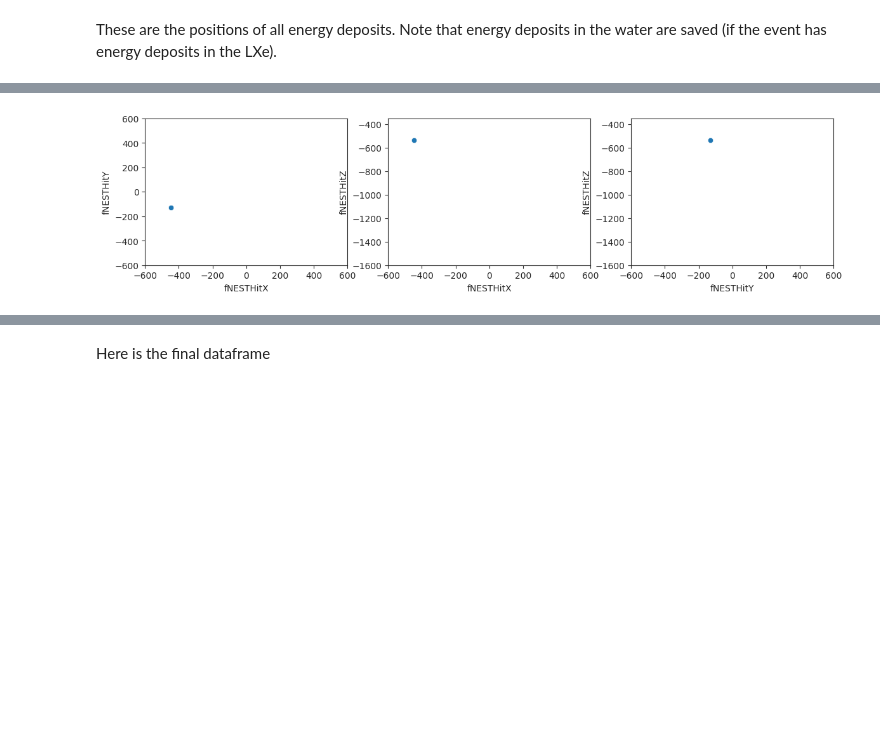
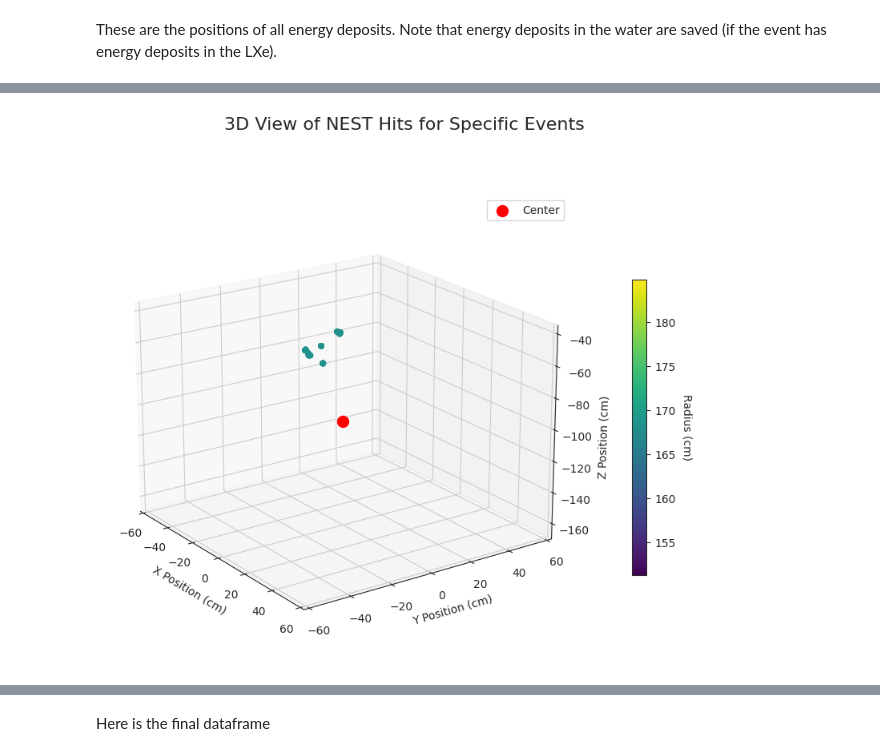
Before and after one commit to antoine-amy/Nickel_Cryostat_design, a Jupyter notebook: Background_IV_U238.ipynb, the cells around one changed output, grey strips where cells are left out. Drawn from its saved outputs; the diff is of its cells as text; code cells hidden in the pictures; blank space fills up the shorter version.

```diff
--- a/Background_IV_U238.ipynb
+++ b/Background_IV_U238.ipynb
@@ -162,4 +167,16 @@ events.head()
 # %%
+# Calculate the radial distance for each event, considering the center at (0, 0, -1022.6 mm)
+events["Radius"] = np.sqrt(
+    events["fGenX"] ** 2 + events["fGenY"] ** 2 + (events["fGenZ"] + 1022.6) ** 2
+)
+
+events["Radius_NESTHitR"] = np.sqrt(
+    events["fNESTHitX"] ** 2
+    + events["fNESTHitY"] ** 2
+    + (events["fNESTHitZ"] + 1022.6) ** 2
+)
+
+
 events["fRpos"] = np.sqrt(
     events["fXpos"] * events["fXpos"] + events["fYpos"] * events["fYpos"]
 )
@@ -167,3 +184,5 @@ events["fNESTHitR"] = np.sqrt(
     events["fNESTHitX"] * events["fNESTHitX"]
     + events["fNESTHitY"] * events["fNESTHitY"]
 )
+
+# SHOULD THIS TAKE THE CENTER OF THE CRYOSTAT INTO ACCOUNT, AND THE Z POSITION?
@@ -233,13 +260,49 @@ Quick and dirty visualization of the position of all NEST hits
 # %%
-n = 0
-fig, axs = plt.subplots(1, 3, figsize=(14, 3))
-sns.scatterplot(data=events.loc[n], x="fNESTHitX", y="fNESTHitY", ax=axs[0])
-axs[0].set(xlim=(-600, 600), ylim=(-600, 600))
-sns.scatterplot(data=events.loc[n], x="fNESTHitX", y="fNESTHitZ", ax=axs[1])
-axs[1].set(xlim=(-600, 600), ylim=(-1600, -350))
-sns.scatterplot(data=events.loc[n], x="fNESTHitY", y="fNESTHitZ", ax=axs[2])
-axs[2].set(xlim=(-600, 600), ylim=(-1600, -350))
-plt.show()
+# Energy Deposits of a specific NEST hit
+event_number = 2
+
+# Check if the event 'event_number' exists in the dataset
+if event_number not in events.index:
+    print(f"Event {event_number} does not exist.")
+else:
+    # Create a figure for the 3D plot with adjusted layout
+    fig = plt.figure(figsize=(10, 8))
+    plt.suptitle("3D View of NEST Hits for Specific Events", fontsize=16)
+
+    # Extracting the specific event's data
+    event_data = events.loc[event_number]
+
+    # Adding a 3D scatter plot for the specific event
+    event_ax = fig.add_subplot(111, projection="3d")
+    scatter_plot = event_ax.scatter(
+        event_data["fNESTHitX"] / 10,
+        event_data["fNESTHitY"] / 10,
+        (event_data["fNESTHitZ"]) / 10,  # NO ADJUSTMENT FOR Z POSITION???
+        c=event_data["Radius"] / 10,
+        cmap="viridis",
+    )
+
+    # Marking the center of the TPC with a red dot
+    event_ax.scatter(0, 0, -102.26, c="red", marker="o", s=100, label="Center")
+
+    # Setting axis labels
+    event_ax.set_xlabel("X Position (cm)")
+    event_ax.set_ylabel("Y Position (cm)")
+    event_ax.set_zlabel("Z Position (cm)")
+
+    # Adjusting the view angle
+    event_ax.view_init(elev=20, azim=-35)  # elev is the elevation angle in degrees
+
+    # Adding a color bar to indicate the radius, with some adjustments to prevent overlap
+    cbar = fig.colorbar(scatter_plot, ax=event_ax, shrink=0.6, aspect=20, pad=0.1)
+    cbar.set_label("Radius (cm)", rotation=270, labelpad=15)
+
+    # Adjusting the limits based on specified ranges
+    event_ax.set_xlim([-60, 60])
+    event_ax.set_ylim([-60, 60])
+    event_ax.set_zlim([-65 - 102.26, 65 - 102.26])
+    event_ax.legend()
+    plt.show()
 # %% [output]
-[figure, old version]
+[figure, new version]
 # %% [markdown]
```
Also changed, not shown: parts of 45 cells of this notebook, 2 other files.
